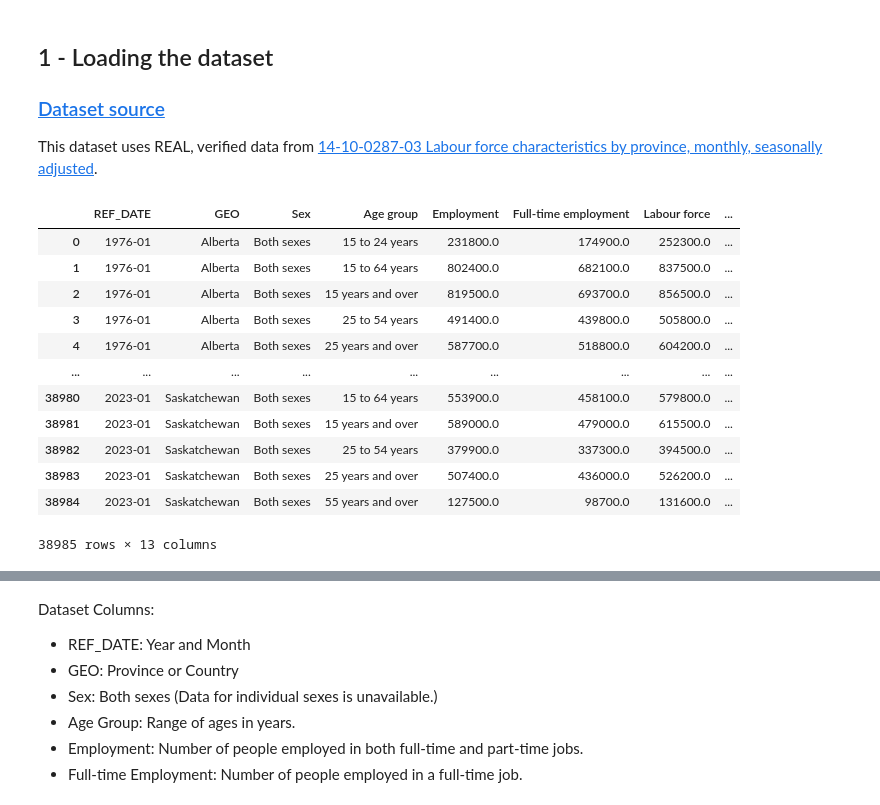
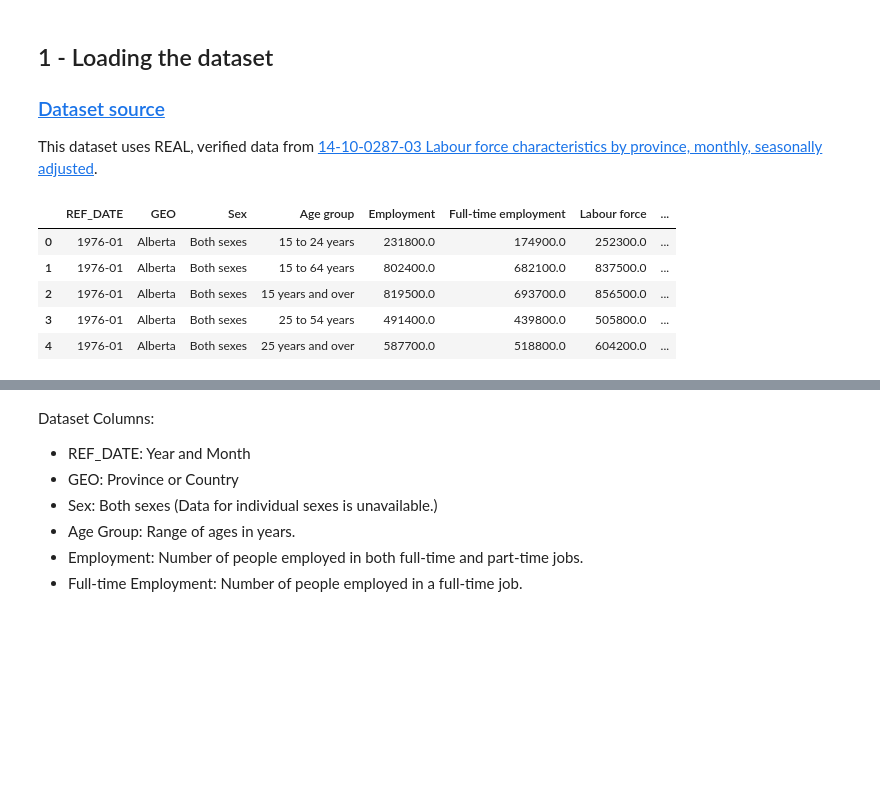
Before and after one commit to rehan-nasir/canada_labour_force_analysis, a Jupyter notebook: labor_market_analysis.ipynb, the cells around one changed output, grey strips where cells are left out. Saved outputs shown, nothing was run; the diff lists cells and outputs as text; code cells hidden in the pictures; blank space fills up the shorter version.

```diff
--- a/labor_market_analysis.ipynb
+++ b/labor_market_analysis.ipynb
@@ -15,30 +15,23 @@ This dataset uses REAL, verified data from [14-10-0287-03 Labour force characte
 # %%
 import pandas as pd
 import numpy as np
 import seaborn as sns
 import matplotlib.pyplot as plt
 import warnings
 warnings.filterwarnings('ignore')
 
 
 url = "https://raw.githubusercontent.com/rehan-nasir/unemployment_rate_canada/refs/heads/main/dataset/Unemployment_Canada_1976_present.csv"
 
 labor_data = pd.read_csv(url, sep=",")
-labor_data
+labor_data.head()
 # %% [output]
 |  | REF_DATE | GEO | Sex | Age group | Employment | Full-time employment | Labour force | ... |
 | 0 | 1976-01 | Alberta | Both sexes | 15 to 24 years | 231800.0 | 174900.0 | 252300.0 | ... |
 | 1 | 1976-01 | Alberta | Both sexes | 15 to 64 years | 802400.0 | 682100.0 | 837500.0 | ... |
 | 2 | 1976-01 | Alberta | Both sexes | 15 years and over | 819500.0 | 693700.0 | 856500.0 | ... |
 | 3 | 1976-01 | Alberta | Both sexes | 25 to 54 years | 491400.0 | 439800.0 | 505800.0 | ... |
 | 4 | 1976-01 | Alberta | Both sexes | 25 years and over | 587700.0 | 518800.0 | 604200.0 | ... |
-| ... | ... | ... | ... | ... | ... | ... | ... | ... |
-| 38980 | 2023-01 | Saskatchewan | Both sexes | 15 to 64 years | 553900.0 | 458100.0 | 579800.0 | ... |
-| 38981 | 2023-01 | Saskatchewan | Both sexes | 15 years and over | 589000.0 | 479000.0 | 615500.0 | ... |
-| 38982 | 2023-01 | Saskatchewan | Both sexes | 25 to 54 years | 379900.0 | 337300.0 | 394500.0 | ... |
-| 38983 | 2023-01 | Saskatchewan | Both sexes | 25 years and over | 507400.0 | 436000.0 | 526200.0 | ... |
-| 38984 | 2023-01 | Saskatchewan | Both sexes | 55 years and over | 127500.0 | 98700.0 | 131600.0 | ... |
-38985 rows × 13 columns
 # %%
 labor_data.info()
 # %% [output]
```
Also changed, not shown: parts of 8 cells of this notebook.
